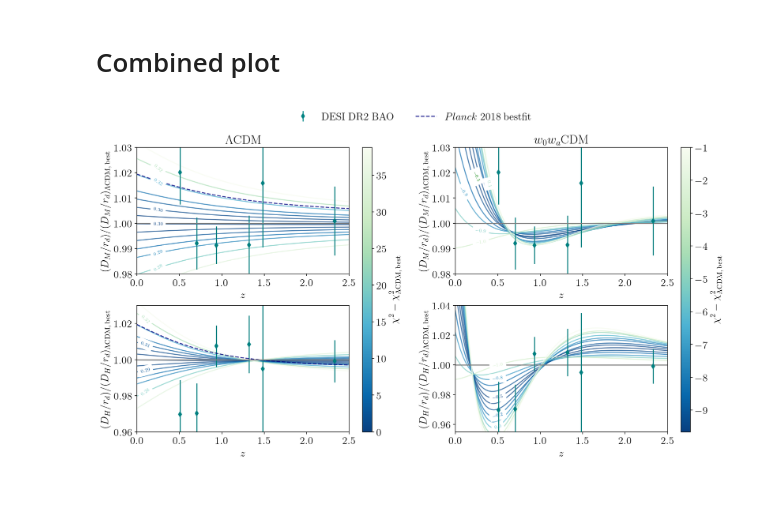
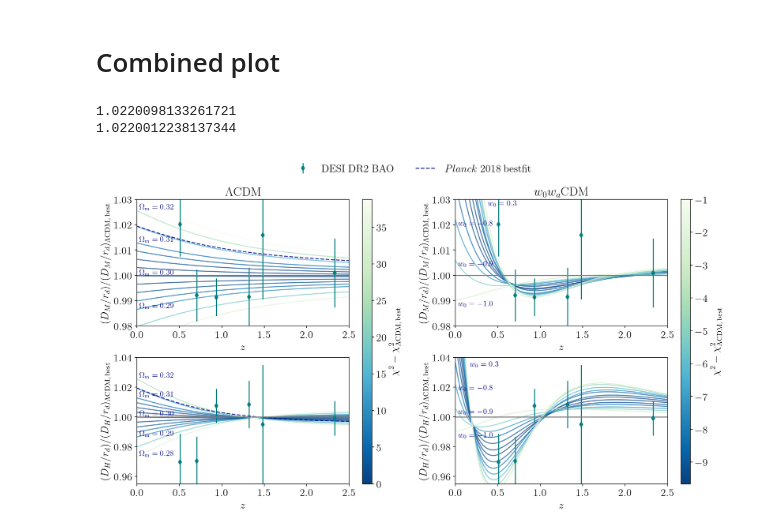
Before and after one commit to LauraHerold/MontePython_desilike, a Jupyter notebook: notebooks_arXiv:2506.xxxxx/Spaghetti_plot.ipynb, the cells around one changed output. Drawn from its saved outputs; the diff is of its cells as text; code cells hidden in the pictures; blank space fills up the shorter version.

```diff
--- a/notebooks_arXiv:2506.xxxxx/Spaghetti_plot.ipynb
+++ b/notebooks_arXiv:2506.xxxxx/Spaghetti_plot.ipynb
@@ -280,7 +217,8 @@ def labelLine(line,x,label=None,align=True,ang_fac=1.,**kwargs,):
 # Common settings
 alpha = 0.7
 color_Planck = "navy"
-annot_font   = 7
+color_annot  = "navy"
+annot_font   = 12
 lss_Planck = "--"
 fig, ax = plt.subplots(2, 2, figsize=(16, 8), sharex='col')
 plt.subplots_adjust(hspace=0.25)
@@ -288,22 +226,18 @@ plt.subplots_adjust(hspace=0.25)
 # LCDM settings
 delta_chi2 = chi2_Om_PAD_LCDM[sort_LCDM] - chi2_LCDM_bf
 vmin, vmax = np.min(delta_chi2), np.max(delta_chi2)
-
 cmap = plt.get_cmap('GnBu').reversed()
 norm = plt.Normalize(vmin=0, vmax=vmax)
 colors = cmap(norm(delta_chi2))
 newcmp = ListedColormap(colors)
 
-# ax[0,0] --------------
+# ax[0,0]
 
 for i in range(N_LCDM):
-    line_, = ax[0,0].plot(zs, DA_z_LCDM[sort_LCDM][i]*(1+zs)/rds_LCDM[sort_LCDM][i]/(DA_over_rd_bf_LCDM*(1+zs)), color=colors[i], alpha=alpha)
-    if i==0:
-        fig.canvas.draw()
-    # if i in list(range(N_LCDM))[::3]:  # For every n-th line
-    if i in [0, 3, 8, 9, 10, 11, 12]:  # For lines in list. Pick lines to make plot look good and not too crowded, but also enough labels to help identify lines
-        labelLine(line_,x=0.25,label=f"${Om_PAD_LCDM[sort_LCDM[i]]:.2f}$",align=True,zorder=2.5,fontsize=annot_font,ang_fac=0.85)
-
+    ax[0,0].plot(zs, DA_z_LCDM[sort_LCDM][i]*(1+zs)/rds_LCDM[sort_LCDM][i]/(DA_over_rd_bf_LCDM*(1+zs)), color=colors[i], alpha=alpha)
+    if i in [2, 6, 10, 12, 14]:  # For every second line
+        y_pos = DA_z_LCDM[i][0]*(1+zs[0])/rds_LCDM[i]/(DA_over_rd_bf_LCDM[0]*(1+zs[0]))
+        ax[0,0].text(zs[1], y_pos, f"$\\Omega_\\mathrm{{m}} = {Om_PAD_LCDM[i]:.2f}$", fontsize=annot_font, verticalalignment='bottom', color=color_annot)
 ax[0,0].errorbar(DESI_DM[0][0], DESI_DM[0][1]/(DA_over_rd_DESIzs_LCDM[0]*(1+zs_DESI[0])), DESI_sigma_DM[0]/(DA_over_rd_DESIzs_LCDM[0]*(1+zs_DESI[0])), ls="", marker="d", color="teal", label=r"$\mathrm{DESI\ DR2\ BAO}$")
 for n in range(1, len(DESI_DM)):
     ax[0,0].errorbar(DESI_DM[n][0], DESI_DM[n][1]/(DA_over_rd_DESIzs_LCDM[n]*(1+zs_DESI[n])), DESI_sigma_DM[n]/(DA_over_rd_DESIzs_LCDM[n]*(1+zs_DESI[n])), ls="", marker="d", color="teal")
@@ -317,16 +251,14 @@ ax[0,0].set_ylabel(r"$(D_M/r_d)/(D_M/r_d)_{\Lambda\mathrm{CDM,\, best}}$")
 ax[0,0].set_ylim(0.98, 1.03)
 ax[0,0].set_xlim(0,2.5)
 ax[0,0].set_xlabel(r"$z$")
-# ax[0,0].xaxis.set_visible(False)
 
-# ax[1,0] ---------------
+# ax[1,0]
 
 for i in range(N_LCDM):
-    line_, = ax[1,0].plot(zs, DH_z_LCDM[sort_LCDM][i]/rds_LCDM[sort_LCDM][i]/DH_over_rd_bf_LCDM, color=colors[i], alpha=alpha)
-    if i==0:
-        fig.canvas.draw()
-    if i in [ 11, 4, 5, 10]:  # For lines in list.
-        labelLine(line_,x=0.1,label=f"${Om_PAD_LCDM[sort_LCDM[i]]:.2f}$",align=True,zorder=2.5,fontsize=annot_font,ang_fac=0.8)
+    ax[1,0].plot(zs, DH_z_LCDM[sort_LCDM][i]/rds_LCDM[sort_LCDM][i]/DH_over_rd_bf_LCDM, color=colors[i], alpha=alpha)
+    if i in [0, 2, 6, 10, 12, 14]:  # For every second line
+        y_pos = DH_z_LCDM[i][0]/rds_LCDM[i]/(DH_over_rd_bf_LCDM[0])
+        ax[1,0].text(zs[1], y_pos, f"$\\Omega_\\mathrm{{m}} = {Om_PAD_LCDM[i]:.2f}$", fontsize=annot_font, verticalalignment='bottom', color=color_annot)
 
 for n in range(len(DESI_DM)):
     ax[1,0].errorbar(DESI_DH[n][0], DESI_DH[n][1]/DH_over_rd_DESIzs_LCDM[n], DESI_sigma_DH[n]/DH_over_rd_DESIzs_LCDM[n], ls="", marker="d", color="teal")
@@ -334,34 +266,28 @@ ax[1,0].plot(zs, DH_over_rd_bf_Planck/(DH_over_rd_bf_LCDM), color=color_Planck,
 ax[1,0].axhline(1, color="gray")
 ax[1,0].set_ylabel(r"$(D_H/r_d)/(D_H/r_d)_{\Lambda\mathrm{CDM,\, best}}$")
 ax[1,0].set_xlabel(r"$z$")
-ax[1,0].set_ylim(0.96, 1.03)
+ax[1,0].set_ylim(0.955, 1.04)
 ax[1,0].set_xlim(0,2.5)
 
 # w0wa settings
 
 delta_chi2 = chi2_w0_PAD2[sort] - chi2_LCDM_bf
 vmin, vmax = np.min(delta_chi2), np.max(delta_chi2)
-
 cmap = plt.get_cmap('GnBu').reversed()
 norm = plt.Normalize(vmin=vmin, vmax=vmax)
 colors = cmap(norm(delta_chi2))
 newcmp = ListedColormap(colors)
 
-# ax[0,1] ---------------
+# ax[0,1]
 
 for i in range(N):
-    line_, = ax[0,1].plot(zs, DA_z[sort][i]*(1+zs)/rds[sort][i]/(DA_over_rd_bf_LCDM*(1+zs)), color=colors[i], alpha=alpha)
-    if i==0:
-        fig.canvas.draw()
-    #  was trying to add bulk lines, but they all look better with different x axis locations. So adding by hand.
-    if i in [ 0, ]:  # For lines in list.
-        labelLine(line_,x=0.25,label=f"${w0_PAD2[sort[i]]:.1f}$",align=True,zorder=2.5,fontsize=annot_font,ang_fac=30)
-    if i in [ 9, 12]:  # For lines in list.
-        labelLine(line_,x=0.3,label=f"${w0_PAD2[sort[i]]:.1f}$",align=True,zorder=2.5,fontsize=annot_font,ang_fac=30)
-    if i in [10]:  # For lines in list.
-        labelLine(line_,x=0.4,label=f"${w0_PAD2[sort[i]]:.1f}$",align=True,zorder=2.5,fontsize=annot_font,ang_fac=30)
-    if i in [7]:  # For lines in list.
-        labelLine(line_,x=0.1,label=f"${w0_PAD2[sort[i]]:.1f}$",align=True,zorder=2.5,fontsize=annot_font,ang_fac=35)
+    ax[0,1].plot(zs, DA_z[sort][i]*(1+zs)/rds[sort][i]/(DA_over_rd_bf_LCDM*(1+zs)), color=colors[i], alpha=alpha)
+    if i in [0, 1, 2]:
+        y_pos = DA_z[i][0]*(1+zs[0])/rds[i]/(DA_over_rd_bf_LCDM[0]*(1+zs[0]))
+        ax[0,1].text(zs[1], y_pos, f"$w_0 = {w0_PAD2[i]:.1f}$", fontsize=annot_font, verticalalignment='top', color=color_annot)
+    if i==N-1:
+        print(y_pos)
+        ax[0,1].text(0.38, 1.027, f"$w_0 = {w0_PAD2[i]:.1f}$", fontsize=annot_font, verticalalignment='bottom', color=color_annot)
 ax[0,1].errorbar(DESI_DM[0][0], DESI_DM[0][1]/(DA_over_rd_DESIzs_LCDM[0]*(1+zs_DESI[0])), DESI_sigma_DM[0]/(DA_over_rd_DESIzs_LCDM[0]*(1+zs_DESI[0])), ls="", marker="d", color="teal", label=r"$\mathrm{DESI\ DR2\ BAO}$")
 for n in range(1, len(DESI_DM)):
     ax[0,1].errorbar(DESI_DM[n][0], DESI_DM[n][1]/(DA_over_rd_DESIzs_LCDM[n]*(1+zs_DESI[n])), DESI_sigma_DM[n]/(DA_over_rd_DESIzs_LCDM[n]*(1+zs_DESI[n])), ls="", marker="d", color="teal")
@@ -373,41 +299,43 @@ ax[0,1].set_title(r"$w_0 w_a\mathrm{CDM}$")
 ax[0,1].set_xlabel(r"$z$")
 ax[0,1].set_ylabel(r"$(D_M/r_d)/(D_M/r_d)_{\Lambda\mathrm{CDM,\, best}}$")
 ax[0,1].set_ylim(0.98, 1.03)
 ax[0,1].set_xlim(0,2.5)
 
-# ax[1,1] ---------------
+# ax[1,1]
 
 for i in range(N):
-    line_, = ax[1,1].plot(zs, DH_z[sort][i]/rds[sort][i]/DH_over_rd_bf_LCDM, color=colors[i], alpha=alpha)
-    if i==0:
-        fig.canvas.draw()
-    if i in [ 0, 12, 8, 7, 5]:  # For lines in list.
-        labelLine(line_,x=0.5,label=f"${w0_PAD2[sort[i]]:.1f}$",align=True,zorder=2.5,fontsize=annot_font,ang_fac=35)
-    if i in [14]:  # For lines in list.
-        labelLine(line_,x=0.6,label=f"${w0_PAD2[sort[i]]:.1f}$",align=True,zorder=2.5,fontsize=annot_font,ang_fac=30)
+    ax[1,1].plot(zs, DH_z[sort][i]/rds[sort][i]/DH_over_rd_bf_LCDM, color=colors[i], alpha=alpha)
+    if i in [0, 1, 2]:
+        y_pos = DH_z[i][0]/rds[i]/(DH_over_rd_bf_LCDM[0])
+        ax[1,1].text(zs[1], y_pos, f"$w_0 = {w0_PAD2[i]:.1f}$", fontsize=annot_font, verticalalignment='top', color=color_annot)
+    if i==N-1:
+        print(y_pos)
+        ax[1,1].text(0.17, 1.033, f"$w_0 = {w0_PAD2[i]:.1f}$", fontsize=annot_font, verticalalignment='bottom', color=color_annot)
 
 for n in range(len(DESI_DM)):
-    ax[1,1].errorbar(DESI_DH[n][0], DESI_DH[n][1]/DH_over_rd_DESIzs_LCDM[n], DESI_sigma_DH[n]/DH_over_rd_DESIzs_LCDM[n], ls="", marker="d", color="teal", zorder=10)
+    ax[1,1].errorbar(DESI_DH[n][0], DESI_DH[n][1]/DH_over_rd_DESIzs_LCDM[n], DESI_sigma_DH[n]/DH_over_rd_DESIzs_LCDM[n], ls="", marker="d", color="teal")
 ax[1,1].axhline(1, color="gray")
 
 ax[1,1].set_ylabel(r"$(D_H/r_d)/(D_H/r_d)_{\Lambda\mathrm{CDM,\, best}}$")
 ax[1,1].set_xlabel(r"$z$")
 ax[1,1].set_ylim(0.955, 1.04)
 ax[1,1].set_xlim(0,2.5)
 
 # Ensure x-tick labels are shown on top plots
 ax[0,0].tick_params(axis='x', labelbottom=True)
 ax[0,1].tick_params(axis='x', labelbottom=True)
 
 # Add legends above the plots
 handles, labels = ax[0,0].get_legend_handles_labels()
 
 # Reorder handles and labels to have markers first
 handles = [handles[1], handles[0]]
 labels = [labels[1], labels[0]]
 fig.legend(handles, labels, loc='upper center', ncol=2, frameon=False)
 
-plt.savefig("spaghetti.pdf", bbox_inches='tight')
+#plt.savefig("spaghetti.pdf", bbox_inches='tight')
 plt.show()
 # %% [output]
+1.0220098133261721
+1.0220012238137344
-[figure, old version]
+[figure, new version]
```
Also changed, not shown: parts of 3 cells of this notebook.
